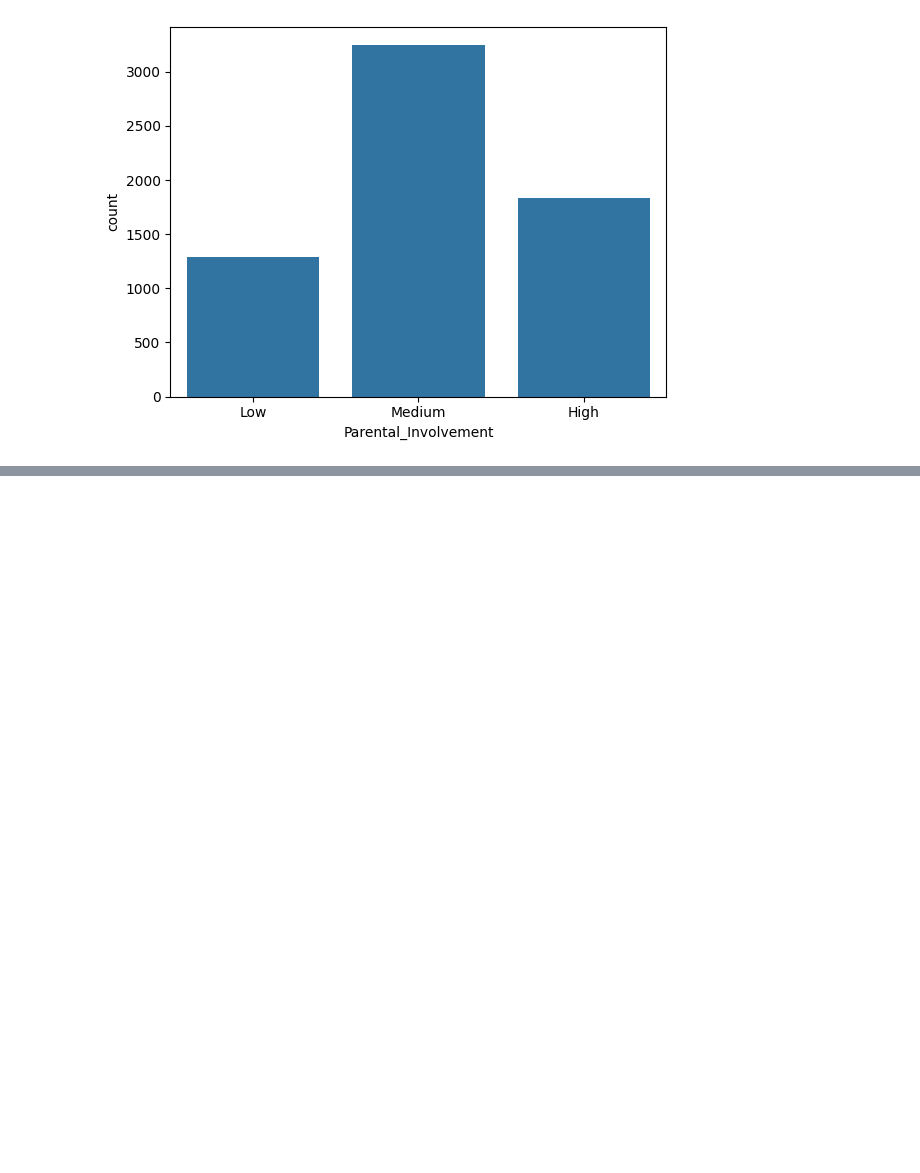
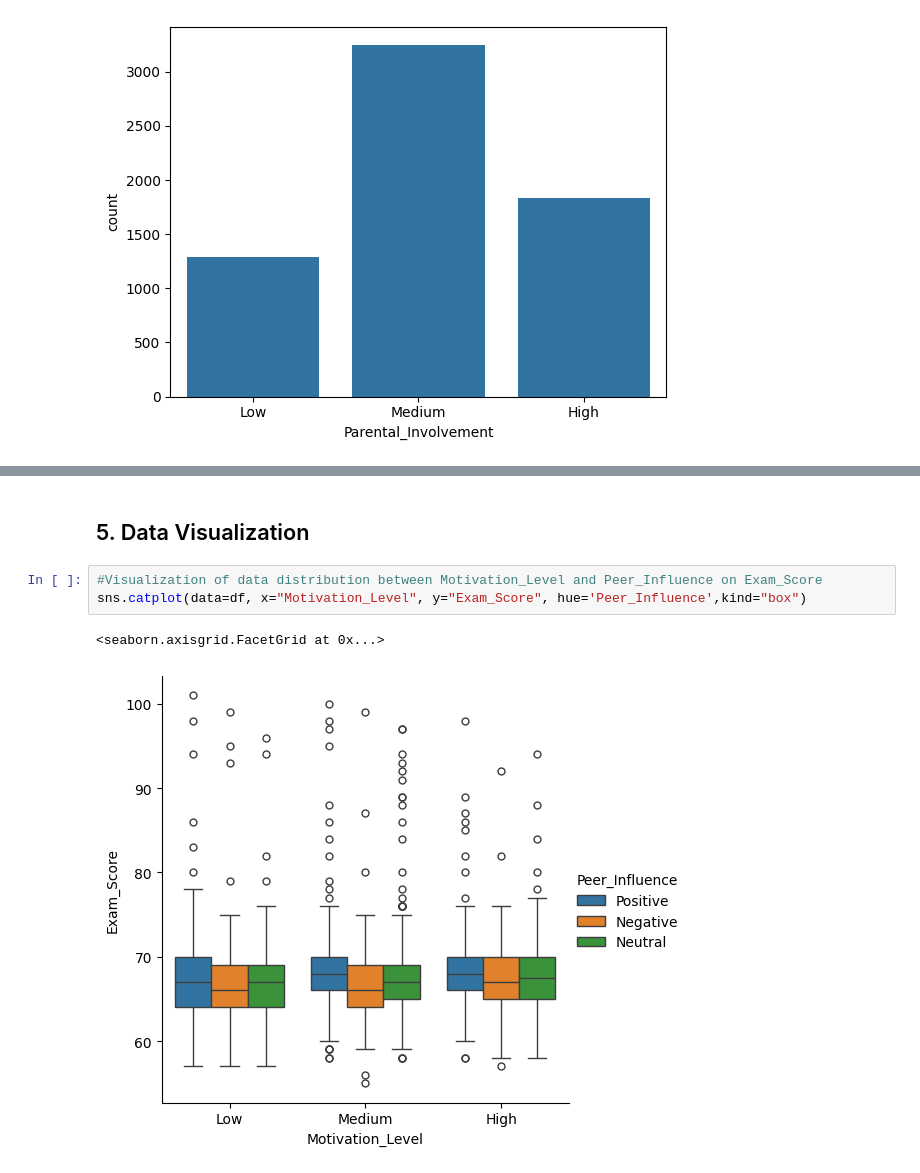
Before and after one commit to RidwanAkrom/ML_Ridwan-Akrom, a Jupyter notebook: ML_Ridwan_Akrom.ipynb, the cells around one changed output, grey strips where cells are left out. Cells and saved outputs as stored; diff of their text form; blank space fills up the shorter version.

```diff
--- a/ML_Ridwan_Akrom.ipynb
+++ b/ML_Ridwan_Akrom.ipynb
@@ -196,0 +219,8 @@ sns.barplot(data=df, x='Distance_from_Home', y='Attendance')
+# %% [markdown]
+## 5. Data Visualization
+# %%
+#Visualization of data distribution between Motivation_Level and Peer_Influence on Exam_Score
+sns.catplot(data=df, x="Motivation_Level", y="Exam_Score", hue='Peer_Influence',kind="box")
+# %% [output]
+<seaborn.axisgrid.FacetGrid at 0x...>
+[figure, added]
```
Also changed, not shown: parts of 38 cells of this notebook, 2 other files.
